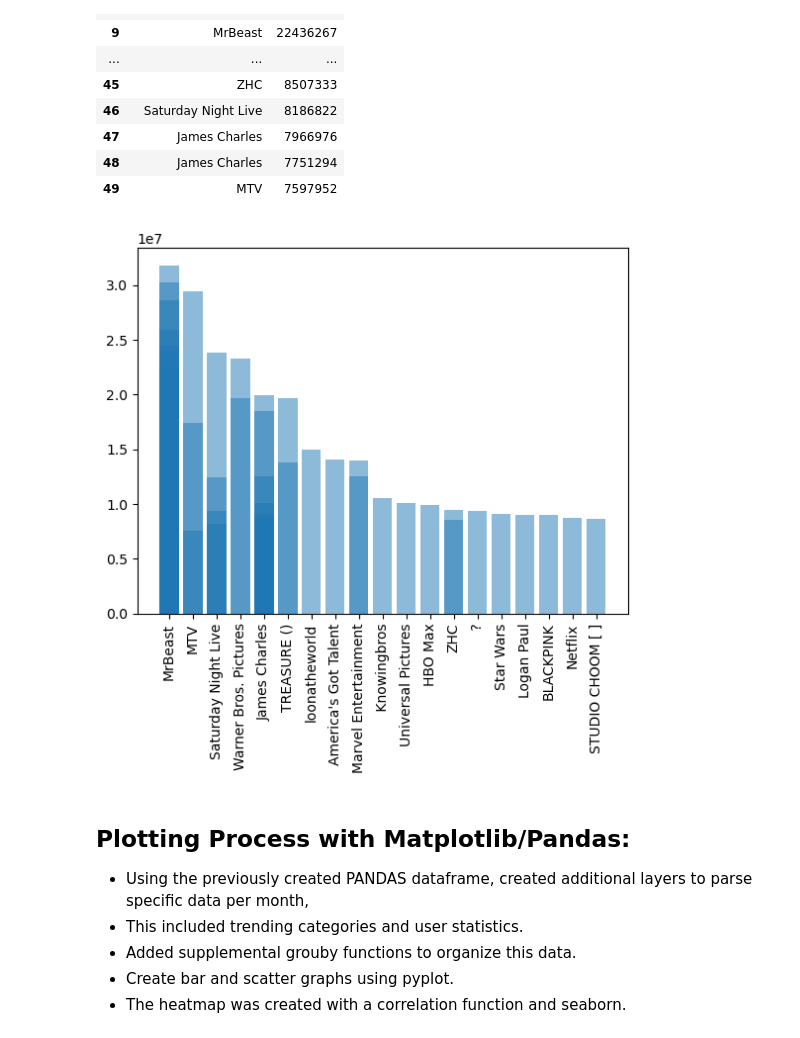
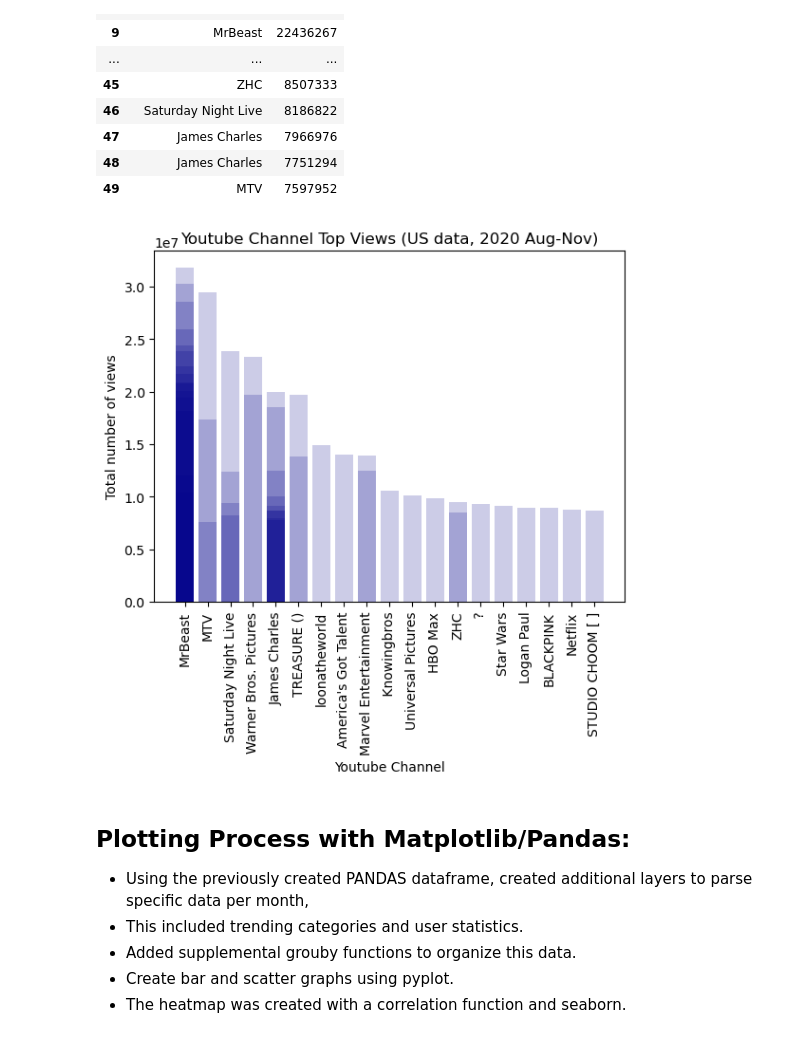
Before and after one commit to simon2383/Project-1, a Jupyter notebook: YouTube_Trend_Analysis .ipynb, the cells around one changed output. Cells and saved outputs as stored; diff of their text form; code cells hidden in the pictures.

Commit message:
tidying up graphs

```diff
--- a/YouTube_Trend_Analysis .ipynb
+++ b/YouTube_Trend_Analysis .ipynb
@@ -296,11 +301,17 @@ grouped_ent_channel_sorted_top10
 | 48 | James Charles | 7751294 |
 | 49 | MTV | 7597952 |
 # %%
-plt.bar(grouped_ent_channel_sorted_top10['channel'], grouped_ent_channel_sorted_top10['views'], alpha=0.5, align='center')
+plt.bar(grouped_ent_channel_sorted_top10['channel'], grouped_ent_channel_sorted_top10['views'], alpha=0.2, color='darkblue', align='center')
 plt.xticks(rotation=90)
+
+plt.xlabel('Youtube Channel')
+plt.ylabel('Total number of views')
+plt.title('Youtube Channel Top Views (US data, 2020 Aug-Nov)')
+plt.rcdefaults()
+#plt.grid(False)
 plt.show()
 # %% [output]
-[figure, old version]
+[figure, new version]
 # %%
 # See how many videos were published each day in the dataset
 # Remember, the youtube data set is a subset of of trending videos in the US, not all videos
```
Also changed, not shown: parts of 1 cell of this notebook.
